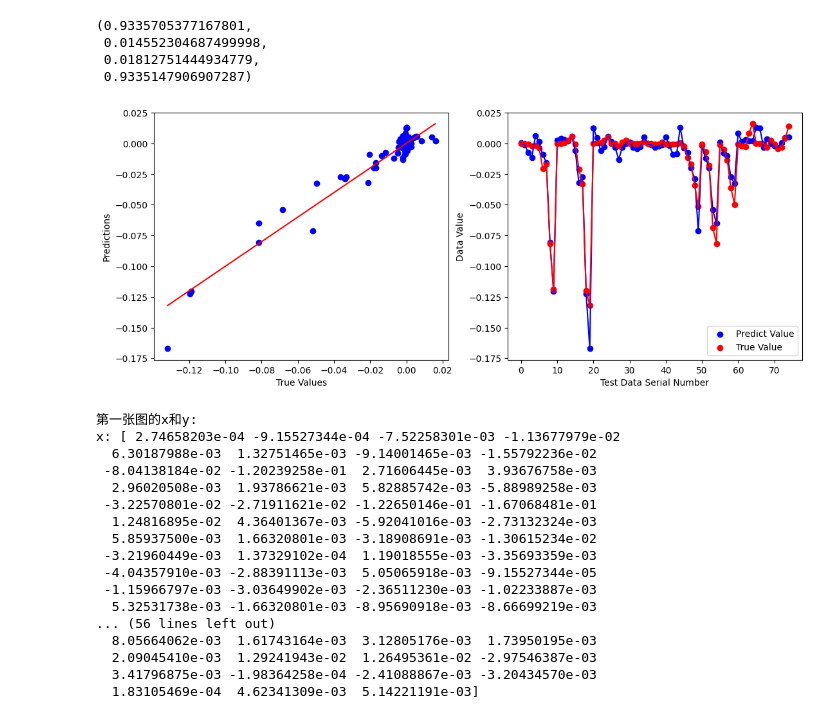
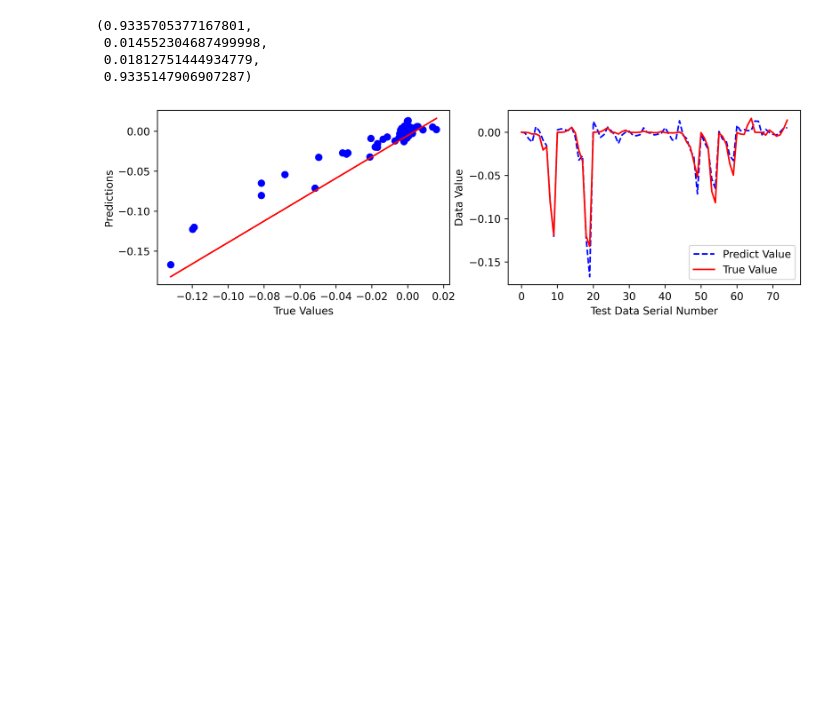
Before and after one commit to egdw/data_analyze, a Jupyter notebook: C-exvol.ipynb, the cells around one changed output. Cells and saved outputs as stored; diff of their text form; code cells hidden in the pictures; blank space fills up the shorter version.

```diff
--- a/C-exvol.ipynb
+++ b/C-exvol.ipynb
@@ -314,49 +314,31 @@ evs_score_list[best_index],mae_score_list[best_index],rmse_score_list[best_index
  0.9335147906907287)
 # %%
 import matplotlib.pyplot as plt
-plt.figure(figsize=(13,5))
+plt.figure(figsize=(11,3),dpi=600)
 # print(y_tests[best_index])
 # 绘制对角线 y=x
 plt.subplot(1,2,1)
 plt.scatter(y, models[best_index].predict(ployfeats[best_index].fit_transform(X)),color='blue')
-plt.plot([min(y), max(y)], [min(y), max(y)], color='red')
+plt.plot([min(y), max(y)], [min(y)-0.05, max(y)], color='red')
 
 plt.xlabel('True Values')
 plt.ylabel('Predictions')
 plt.subplot(1,2,2)
 result = models[best_index].predict(ployfeat.fit_transform(X))
-plt.scatter(range(len(result)),result,c="b",label="Predict Value")
-plt.plot(range(len(result)),result,c='b')
-
-plt.scatter(range(len(result)),y,c="r", label="True Value")
-plt.plot(range(len(result)),y,c='r')
+# plt.scatter(range(len(result)),result,c="b")
+plt.plot(range(len(result)),result,c='b',label="Predict Value",linestyle="--")
+# plt.scatter(range(len(result)),y,c="r")
+plt.plot(range(len(result)),y,c='r', label="True Value")
 plt.xlabel('Test Data Serial Number')
 plt.ylabel('Data Value')
 plt.legend()
 plt.show()
-
-print("第一张图的x和y:")
-print("x:",models[best_index].predict(ployfeats[best_index].fit_transform(X)))
-print("y:",y)
-print("第二张图的x和y:")
-print("predict Value:",range(len(result)),result)
-print("True Value:",range(len(result)),result)
+# print()
+# print("第一张图的x和y:")
+# print("x:",models[best_index].predict(ployfeats[best_index].fit_transform(X)))
+# print("y:",y)
+# print("第二张图的x和y:")
+# print("predict Value:",range(len(result)),result)
+# print("True Value:",range(len(result)),result)
 # %% [output]
-[figure, old version]
+[figure, new version]
-第一张图的x和y:
-x: [ 2.74658203e-04 -9.15527344e-04 -7.52258301e-03 -1.13677979e-02
-  6.30187988e-03  1.32751465e-03 -9.14001465e-03 -1.55792236e-02
- -8.04138184e-02 -1.20239258e-01  2.71606445e-03  3.93676758e-03
-  2.96020508e-03  1.93786621e-03  5.82885742e-03 -5.88989258e-03
- -3.22570801e-02 -2.71911621e-02 -1.22650146e-01 -1.67068481e-01
-  1.24816895e-02  4.36401367e-03 -5.92041016e-03 -2.73132324e-03
-  5.85937500e-03  1.66320801e-03 -3.18908691e-03 -1.30615234e-02
- -3.21960449e-03  1.37329102e-04  1.19018555e-03 -3.35693359e-03
- -4.04357910e-03 -2.88391113e-03  5.05065918e-03 -9.15527344e-05
- -1.15966797e-03 -3.03649902e-03 -2.36511230e-03 -1.02233887e-03
-  5.32531738e-03 -1.66320801e-03 -8.95690918e-03 -8.66699219e-03
-... (56 lines left out)
-  8.05664062e-03  1.61743164e-03  3.12805176e-03  1.73950195e-03
-  2.09045410e-03  1.29241943e-02  1.26495361e-02 -2.97546387e-03
-  3.41796875e-03 -1.98364258e-04 -2.41088867e-03 -3.20434570e-03
-  1.83105469e-04  4.62341309e-03  5.14221191e-03]
```
Also changed, not shown: parts of 2 cells of this notebook, 3 other files.
